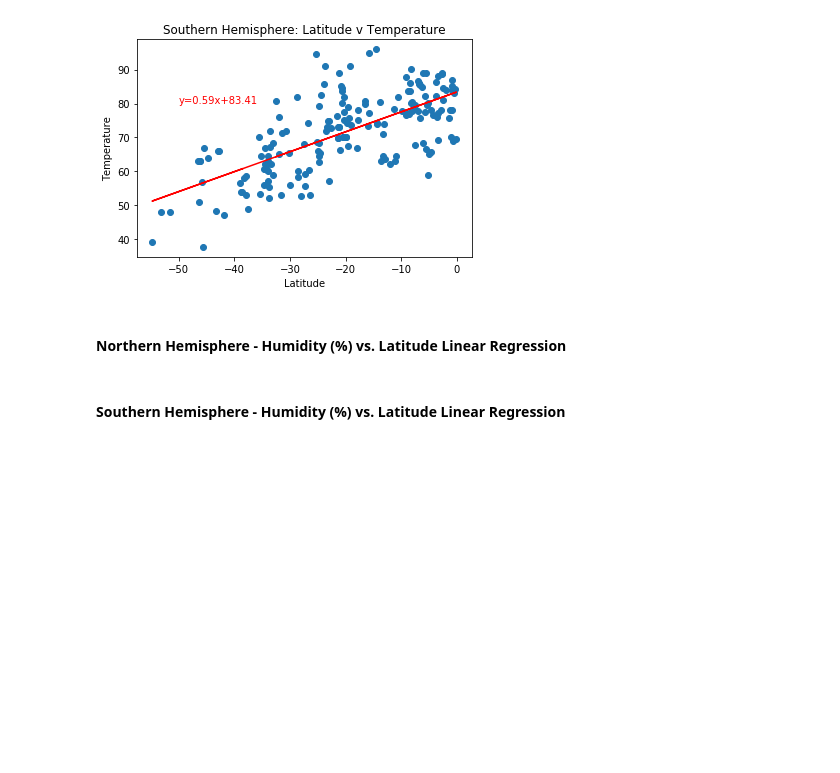
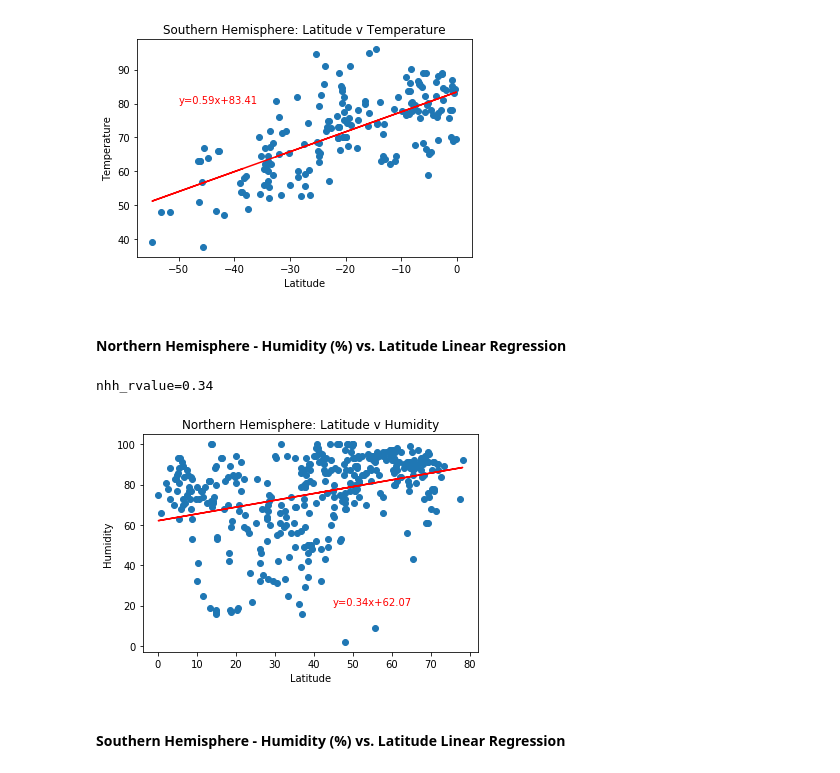
Before and after one commit to gabrielmacey/python_api_challenge, a Jupyter notebook: WeatherPy/WeatherPy.ipynb, the cells around one changed output. Drawn from its saved outputs; the diff is of its cells as text; code cells hidden in the pictures; blank space fills up the shorter version.

```diff
--- a/WeatherPy/WeatherPy.ipynb
+++ b/WeatherPy/WeatherPy.ipynb
@@ -296,5 +296,23 @@ sht_rvalue=0.69
 [figure]
 # %% [markdown]
 ####  Northern Hemisphere - Humidity (%) vs. Latitude Linear Regression
+# %%
+nhh_x_value = northern_data["Latitude"]
+nhh_y_value = northern_data["Humidity"]
+(nhh_slope, nhh_intercept, nhh_rvalue, nhh_pvalue, nhh_stderr)=linregress(nhh_x_value,nhh_y_value)
+nhh_regress_value = nhh_x_value * nhh_slope + nhh_intercept
+nhh_line_eq = "y=" + str(round(nhh_slope,2)) + "x+" + str(round(nhh_intercept,2))
+plt.scatter(nhh_x_value,nhh_y_value)
+plt.plot(nhh_x_value, nhh_regress_value, "r-")
+plt.annotate(nhh_line_eq,(45,20), color="red")
+plt.title("Northern Hemisphere: Latitude v Humidity")
+plt.xlabel("Latitude")
+plt.ylabel("Humidity")
+print(f"nhh_rvalue={round(nhh_rvalue,2)}")
+plt.savefig("Northern_Hemisphere_Hum_v_Lat.png")
+plt.show()
+# %% [output]
+nhh_rvalue=0.34
+[figure, added]
 # %% [markdown]
 ####  Southern Hemisphere - Humidity (%) vs. Latitude Linear Regression
```
Also changed, not shown: parts of 3 cells of this notebook, 3 other files.
